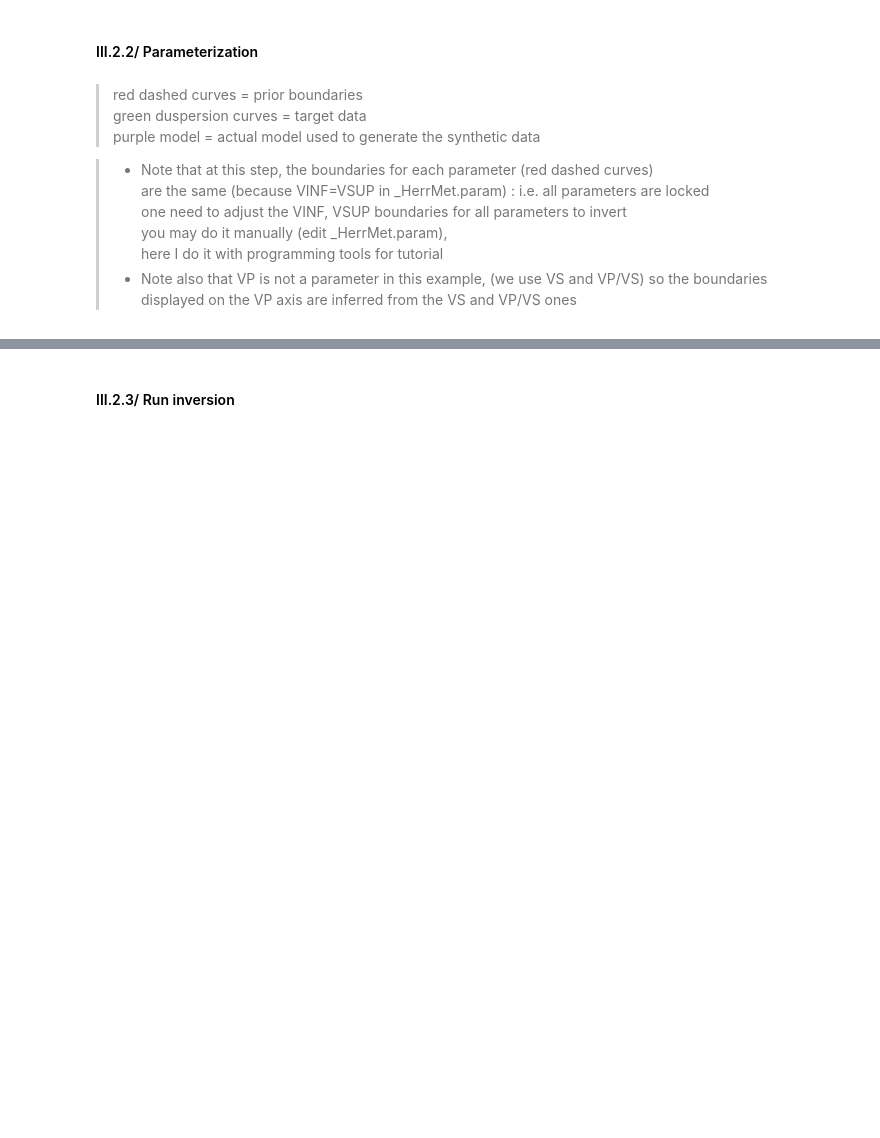
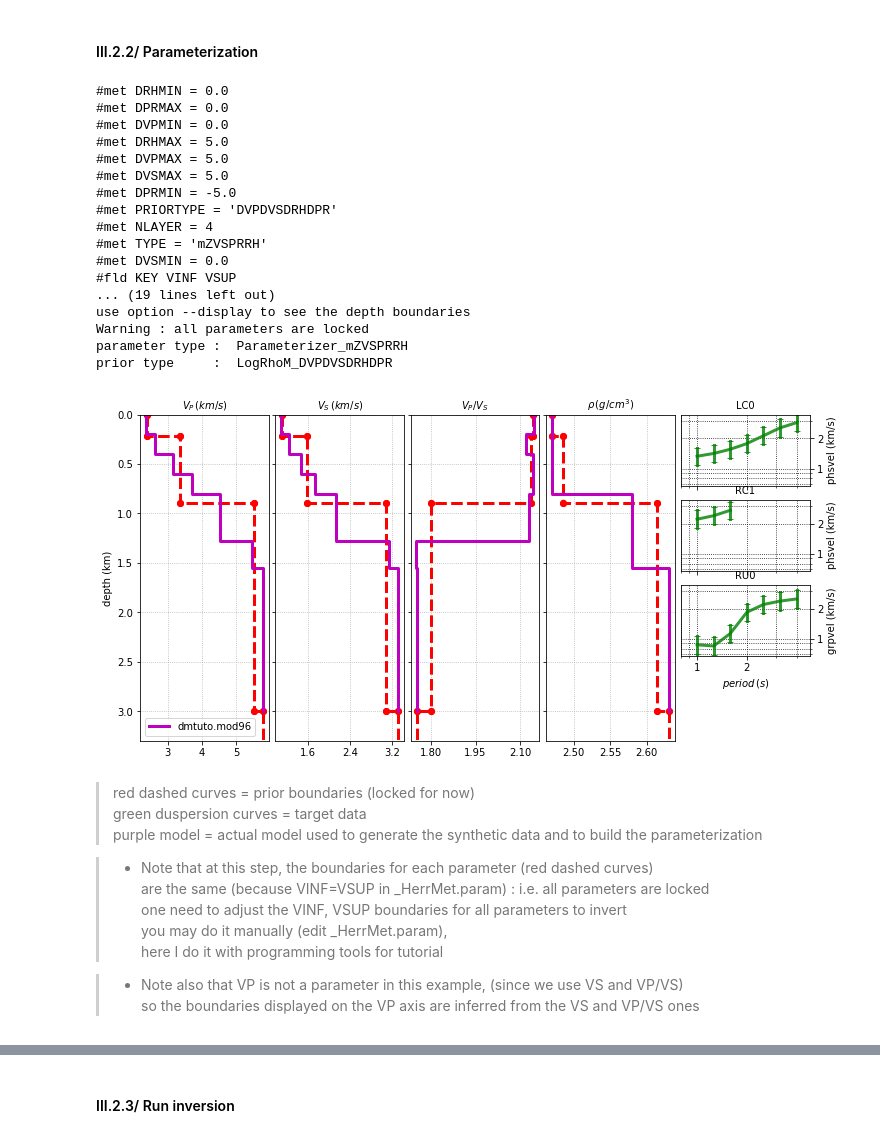
Before and after one commit to obsmax/srfpython, a Jupyter notebook: srfpython/tutorial/tutorial.ipynb, the cells around one changed output, grey strips where cells are left out. Drawn from its saved outputs; the diff is of its cells as text; code cells hidden in the pictures; blank space fills up the shorter version.

```diff
--- a/srfpython/tutorial/tutorial.ipynb
+++ b/srfpython/tutorial/tutorial.ipynb
@@ -136,14 +335,60 @@ assert os.path.exists("./dmtuto.surf96")
+# %%
+# -----------------------
+# set the parameter file, the parameters will be stored into _Herrmet.param
+# use Herrmet to generate a template version
+# and customize it manually before running the inversion
+# -----------------------
+
+# the following command will :
+# - set the parameter file with 4 layers down to 3 km (--param)
+# - the parameters values will be adjusted based on an existing depthmodel (here dmtuto.mod96, -basedon),
+# - define the parameterization mode as depth, vs, vp/vs and density (-t mZVSPRRH)
+#   some other modes are available
+# - require vp, vs and density to be growing (i.e. add prior constraints to the offsets between layers, -growing),
+# - overwrite the paramfile if exists (-op)
+# - display (-display) without pausing (-inline), plot also the actual model (-m96)
+
+%run -i ../bin/HerrMet \
+        --param 4 3. \
+            -basedon dmtuto.mod96 \
+            -t  mZVSPRRH \
+            -growing \
+            -op \
+        --display \
+            -m96 dmtuto.mod96 \
+            -inline
+# %% [output]
+#met DRHMIN = 0.0
+#met DPRMAX = 0.0
+#met DVPMIN = 0.0
+#met DRHMAX = 5.0
+#met DVPMAX = 5.0
+#met DVSMAX = 5.0
+#met DPRMIN = -5.0
+#met PRIORTYPE = 'DVPDVSDRHDPR'
+#met NLAYER = 4
+#met TYPE = 'mZVSPRRH'
+#met DVSMIN = 0.0
+#fld KEY VINF VSUP
+... (19 lines left out)
+use option --display to see the depth boundaries
+Warning : all parameters are locked
+parameter type :  Parameterizer_mZVSPRRH
+prior type     :  LogRhoM_DVPDVSDRHDPR
+[figure, added]
 # %% [markdown]
-> red dashed curves = prior boundaries
+> red dashed curves = prior boundaries (locked for now)
 > green duspersion curves = target data
-> purple model = actual model used to generate the synthetic data
+> purple model = actual model used to generate the synthetic data and to build the parameterization
 
 > * Note that at this step, the boundaries for each parameter (red dashed curves)
 > are the same (because VINF=VSUP in _HerrMet.param) : i.e. all parameters are locked
 > one need to adjust the VINF, VSUP boundaries for all parameters to invert
 > you may do it manually (edit _HerrMet.param),
 > here I do it with programming tools for tutorial
-> * Note also that VP is not a parameter in this example, (we use VS and VP/VS)
+
+
+> * Note also that VP is not a parameter in this example, (since we use VS and VP/VS)
 > so the boundaries displayed on the VP axis are inferred from the VS and VP/VS ones
 >
 # %%
```
Also changed, not shown: parts of 32 cells of this notebook, 4 other files.
